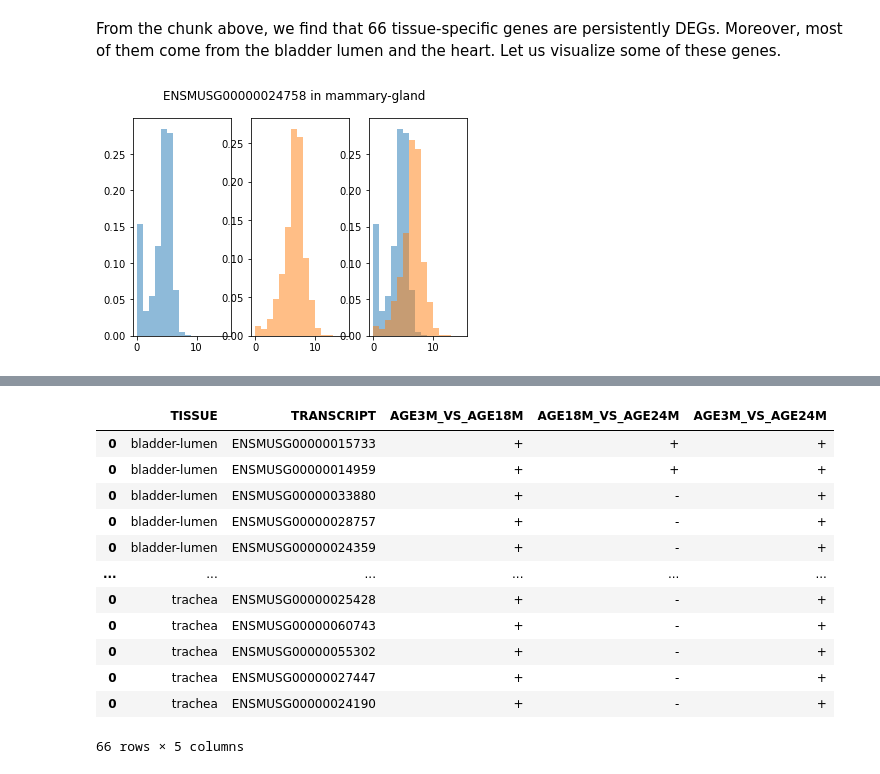
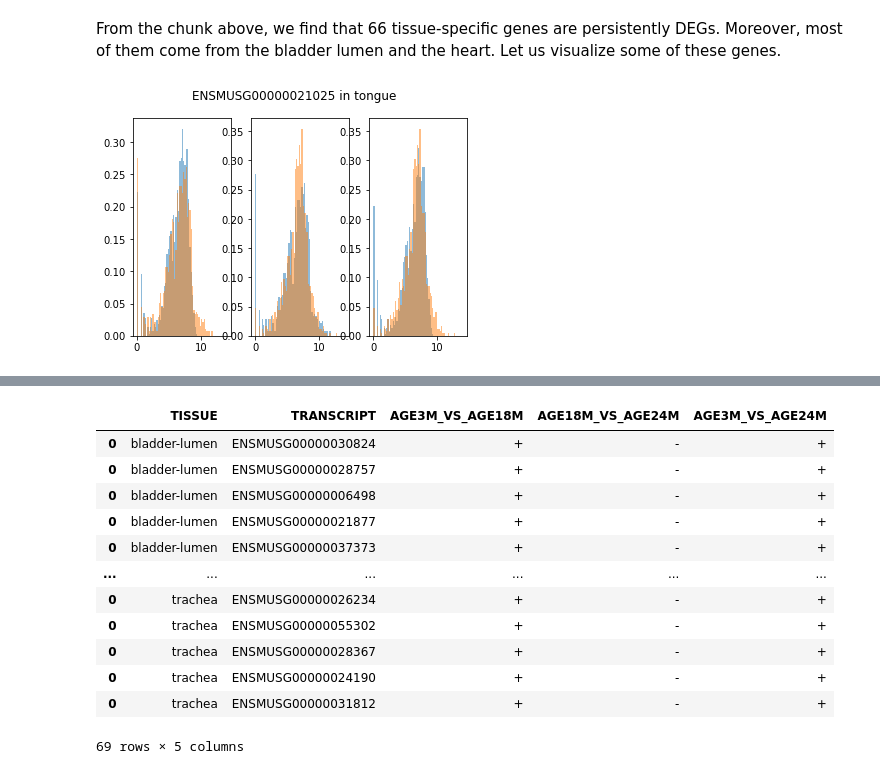
Before and after one commit to songlab-cal/MOCHIS, a Jupyter notebook: python/tabula-muris-analysis/tabula_muris_all.ipynb, the cells around one changed output, grey strips where cells are left out. Drawn from its saved outputs; the diff is of its cells as text; code cells hidden in the pictures.

```diff
--- a/python/tabula-muris-analysis/tabula_muris_all.ipynb
+++ b/python/tabula-muris-analysis/tabula_muris_all.ipynb
@@ -273,13 +269,7 @@ When computing the $p$-values, we apply a tie-breaking routine (adding noise ran
 %%capture
 for tissue in all_tissues:
 
-    if tissue != 'bone-marrow':
-        continue
-
-
     #os.mkdir(os.path.join("tissues/", tissue))
-
-
 
     tissue_smartseq2_data = scanpy.read_h5ad('tissues/' + tissue + '.h5ad')
     transcripts = tissue_smartseq2_data.var.n_cells.index
@@ -359,7 +349,6 @@ for tissue in all_tissues:
 
 
 
-
         if len(noisy_age_3m) > len(noisy_age_18m):
             #print("3 > 18")
 
@@ -385,7 +374,6 @@ for tissue in all_tissues:
                                          approx = "chebyshev",
                                          n_mom = 100,
                                          y = noisy_age_18m)
-
 
 
 
@@ -789,8 +777,8 @@ for i in range(len(curated_degs_df)):
 
     # Visualize
 
+    bins = np.arange(0, 14.2, 0.2)
 
-    bins = [i for i in range(16)]
 
     print(transcript + " in " + tissue)
     plt.hist([math.log(i+1) for i in this_gene_exp_level_3m['TRANSCRIPT'].values], bins=bins, density=True, alpha=0.5, label='x')
@@ -865,7 +853,7 @@ for i in range(len(curated_degs_df)):
     # Visualize
 
 
-    bins = [i for i in range(16)]
+    bins = np.arange(0, 14.2, 0.2)
 
 
     print(transcript + " in " + tissue)
@@ -944,7 +932,7 @@ for i in range(len(curated_degs_df)):
     # Visualize
 
 
-    bins = [i for i in range(16)]
+    bins = np.arange(0, 14.2, 0.2)
 
 
     print(transcript + " in " + tissue)
@@ -1313,7 +1301,7 @@ From the chunk above, we find that 66 tissue-specific genes are persistently DEG
 # Generate plots of gene expressions for persistent DEGs
 plot_list = []
 
-for i in [7,17,28]:
+for i in [7,17,29]:
 
     # Get raw read counts data for that tissue and transcript
     tissue = curated_persistent_degs.iloc[i]['TISSUE']
@@ -1328,32 +1316,33 @@ for i in [7,17,28]:
     smartseq2_raw_counts = tissue_smartseq2_data.raw.X.toarray()
 
     this_gene_exp_level = pd.DataFrame({
         'TRANSCRIPT': smartseq2_raw_counts[:, np.where(transcripts==transcript)[0][0]],
         'AGE': ages
     })
 
 
     this_gene_exp_level_3m = this_gene_exp_level[this_gene_exp_level['AGE']=='3m']
     this_gene_exp_level_18m = this_gene_exp_level[this_gene_exp_level['AGE']=='18m']
     this_gene_exp_level_18m = this_gene_exp_level[this_gene_exp_level['AGE']=='24m']
 
     # Visualize
 
 
-    bins = [i for i in range(16)]
+
+    bins = np.arange(0, 14.2, 0.2)
 
     fig, (ax1, ax2, ax3) = plt.subplots(1, 3)
 
     fig.suptitle(transcript + " in " + tissue)
     ax1.hist([math.log(i+1) for i in this_gene_exp_level_3m['TRANSCRIPT'].values], bins=bins, density=True, alpha=0.5, label='x')
     ax1.hist([math.log(i+1) for i in this_gene_exp_level_18m['TRANSCRIPT'].values], bins=bins, density=True, alpha=0.5, label='x')
 
     ax2.hist([math.log(i+1) for i in this_gene_exp_level_18m['TRANSCRIPT'].values], bins=bins, density=True, alpha=0.5, label='x')
     ax2.hist([math.log(i+1) for i in this_gene_exp_level_24m['TRANSCRIPT'].values], bins=bins, density=True, alpha=0.5, label='x')
 
     ax3.hist([math.log(i+1) for i in this_gene_exp_level_3m['TRANSCRIPT'].values], bins=bins, density=True, alpha=0.5, label='x')
     ax3.hist([math.log(i+1) for i in this_gene_exp_level_24m['TRANSCRIPT'].values], bins=bins, density=True, alpha=0.5, label='x')
 
     plt.show()
 # %% [output]
-[figure, old version]
+[figure, new version]
@@ -1394,15 +1383,15 @@ for i in range(len(curated_persistent_degs)):
 persistent_degs_direction_df
 # %% [output]
 |  | TISSUE | TRANSCRIPT | AGE3M_VS_AGE18M | AGE18M_VS_AGE24M | AGE3M_VS_AGE24M |
-| 0 | bladder-lumen | ENSMUSG00000015733 | + | + | + |
-| 0 | bladder-lumen | ENSMUSG00000014959 | + | + | + |
-| 0 | bladder-lumen | ENSMUSG00000033880 | + | - | + |
+| 0 | bladder-lumen | ENSMUSG00000030824 | + | - | + |
 | 0 | bladder-lumen | ENSMUSG00000028757 | + | - | + |
-| 0 | bladder-lumen | ENSMUSG00000024359 | + | - | + |
+| 0 | bladder-lumen | ENSMUSG00000006498 | + | - | + |
+| 0 | bladder-lumen | ENSMUSG00000021877 | + | - | + |
+| 0 | bladder-lumen | ENSMUSG00000037373 | + | - | + |
 | ... | ... | ... | ... | ... | ... |
-| 0 | trachea | ENSMUSG00000025428 | + | - | + |
-| 0 | trachea | ENSMUSG00000060743 | + | - | + |
+| 0 | trachea | ENSMUSG00000026234 | + | - | + |
 | 0 | trachea | ENSMUSG00000055302 | + | - | + |
-| 0 | trachea | ENSMUSG00000027447 | + | - | + |
+| 0 | trachea | ENSMUSG00000028367 | + | - | + |
 | 0 | trachea | ENSMUSG00000024190 | + | - | + |
+| 0 | trachea | ENSMUSG00000031812 | + | - | + |
-66 rows × 5 columns
+69 rows × 5 columns
```
Also changed, not shown: parts of 20 cells of this notebook, 2 other files.
